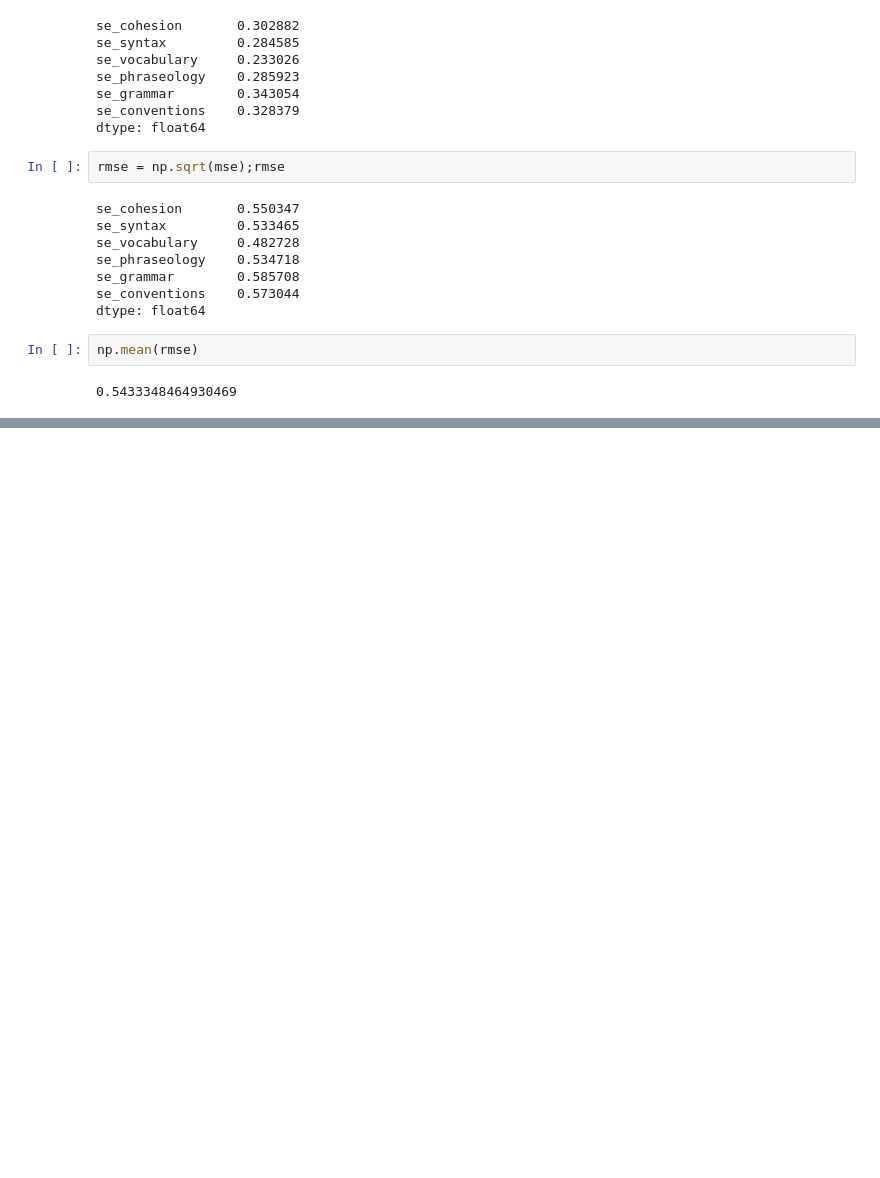
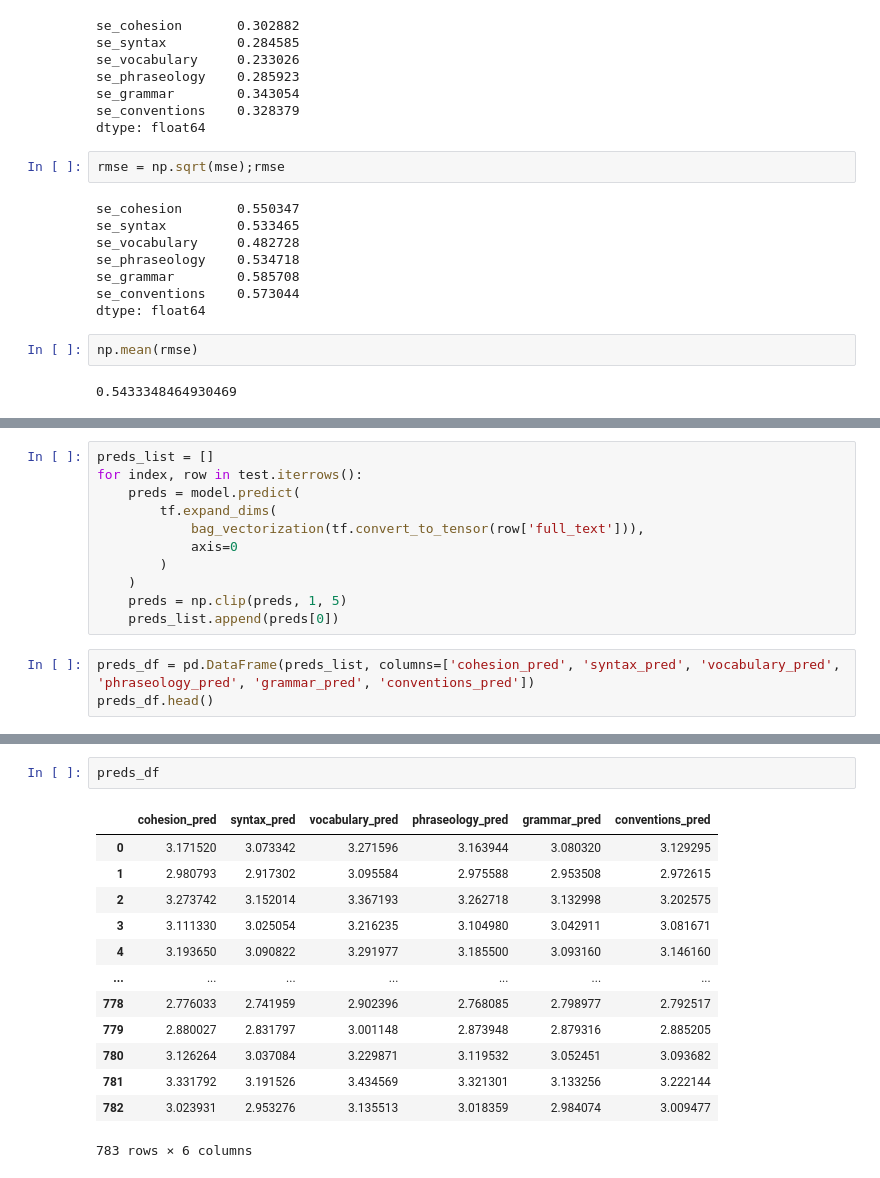
Before and after one commit to joangb2020/Trabajo-Final-Maestr-a, a Jupyter notebook: Scripts/Script4_BagOfWords_ANN.ipynb, the cells around one changed output, grey strips where cells are left out. Saved outputs shown, nothing was run; the diff lists cells and outputs as text; blank space fills up the shorter version.

```diff
--- a/Scripts/Script4_BagOfWords_ANN.ipynb
+++ b/Scripts/Script4_BagOfWords_ANN.ipynb
@@ -332,0 +416,14 @@ np.mean(rmse)
+# %%
+preds_list = []
+for index, row in test.iterrows():
+    preds = model.predict(
+        tf.expand_dims(
+            bag_vectorization(tf.convert_to_tensor(row['full_text'])),
+            axis=0
+        )
+    )
+    preds = np.clip(preds, 1, 5)
+    preds_list.append(preds[0])
+# %%
+preds_df = pd.DataFrame(preds_list, columns=['cohesion_pred', 'syntax_pred', 'vocabulary_pred', 'phraseology_pred', 'grammar_pred', 'conventions_pred'])
+preds_df.head()
@@ -332,0 +437,16 @@ np.mean(rmse)
+# %%
+preds_df
+# %% [output]
+|  | cohesion_pred | syntax_pred | vocabulary_pred | phraseology_pred | grammar_pred | conventions_pred |
+| 0 | 3.171520 | 3.073342 | 3.271596 | 3.163944 | 3.080320 | 3.129295 |
+| 1 | 2.980793 | 2.917302 | 3.095584 | 2.975588 | 2.953508 | 2.972615 |
+| 2 | 3.273742 | 3.152014 | 3.367193 | 3.262718 | 3.132998 | 3.202575 |
+| 3 | 3.111330 | 3.025054 | 3.216235 | 3.104980 | 3.042911 | 3.081671 |
+| 4 | 3.193650 | 3.090822 | 3.291977 | 3.185500 | 3.093160 | 3.146160 |
+| ... | ... | ... | ... | ... | ... | ... |
+| 778 | 2.776033 | 2.741959 | 2.902396 | 2.768085 | 2.798977 | 2.792517 |
+| 779 | 2.880027 | 2.831797 | 3.001148 | 2.873948 | 2.879316 | 2.885205 |
+| 780 | 3.126264 | 3.037084 | 3.229871 | 3.119532 | 3.052451 | 3.093682 |
+| 781 | 3.331792 | 3.191526 | 3.434569 | 3.321301 | 3.133256 | 3.222144 |
+| 782 | 3.023931 | 2.953276 | 3.135513 | 3.018359 | 2.984074 | 3.009477 |
+783 rows × 6 columns
```
Also changed, not shown: parts of 26 cells of this notebook, 8 other files.
